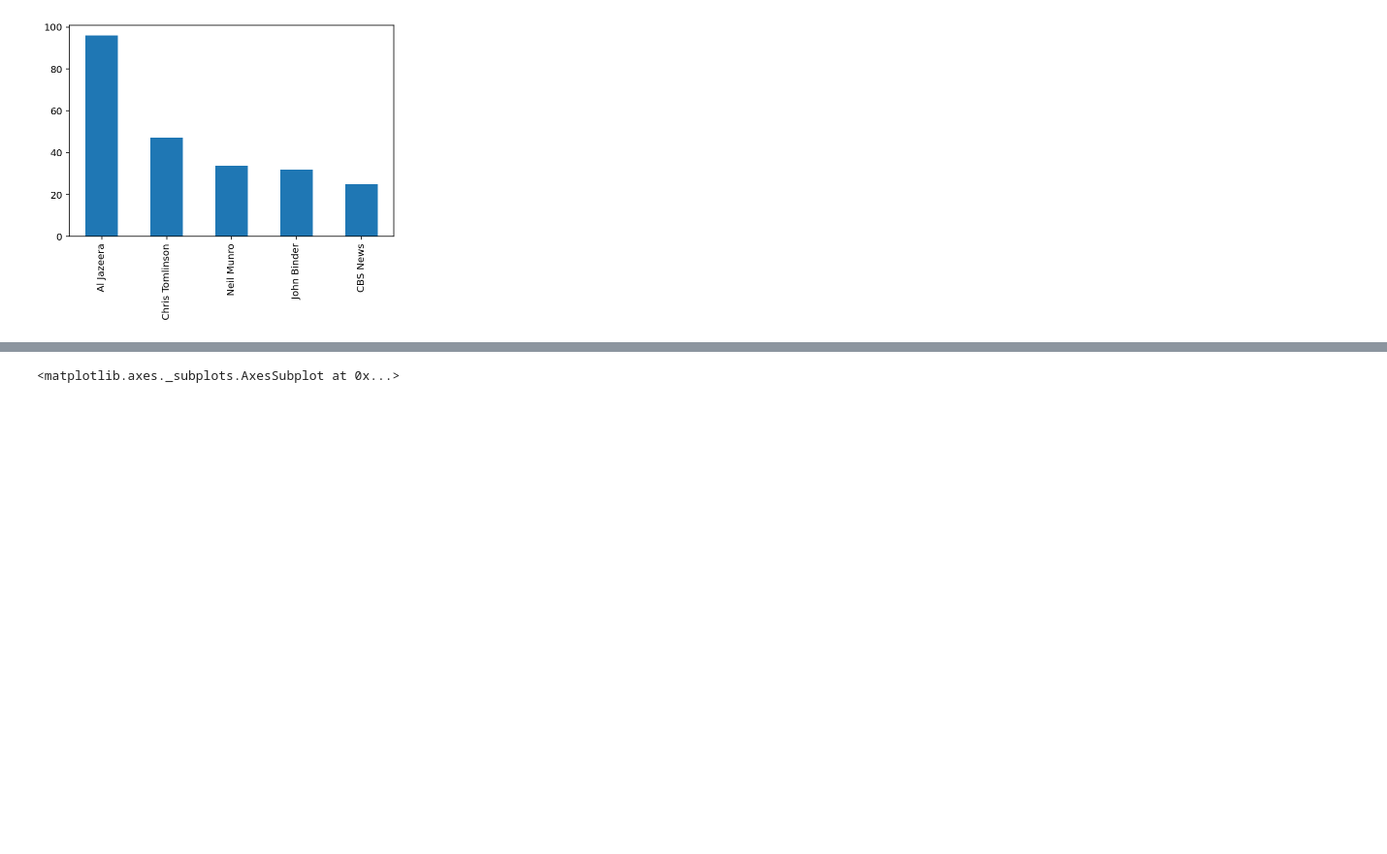
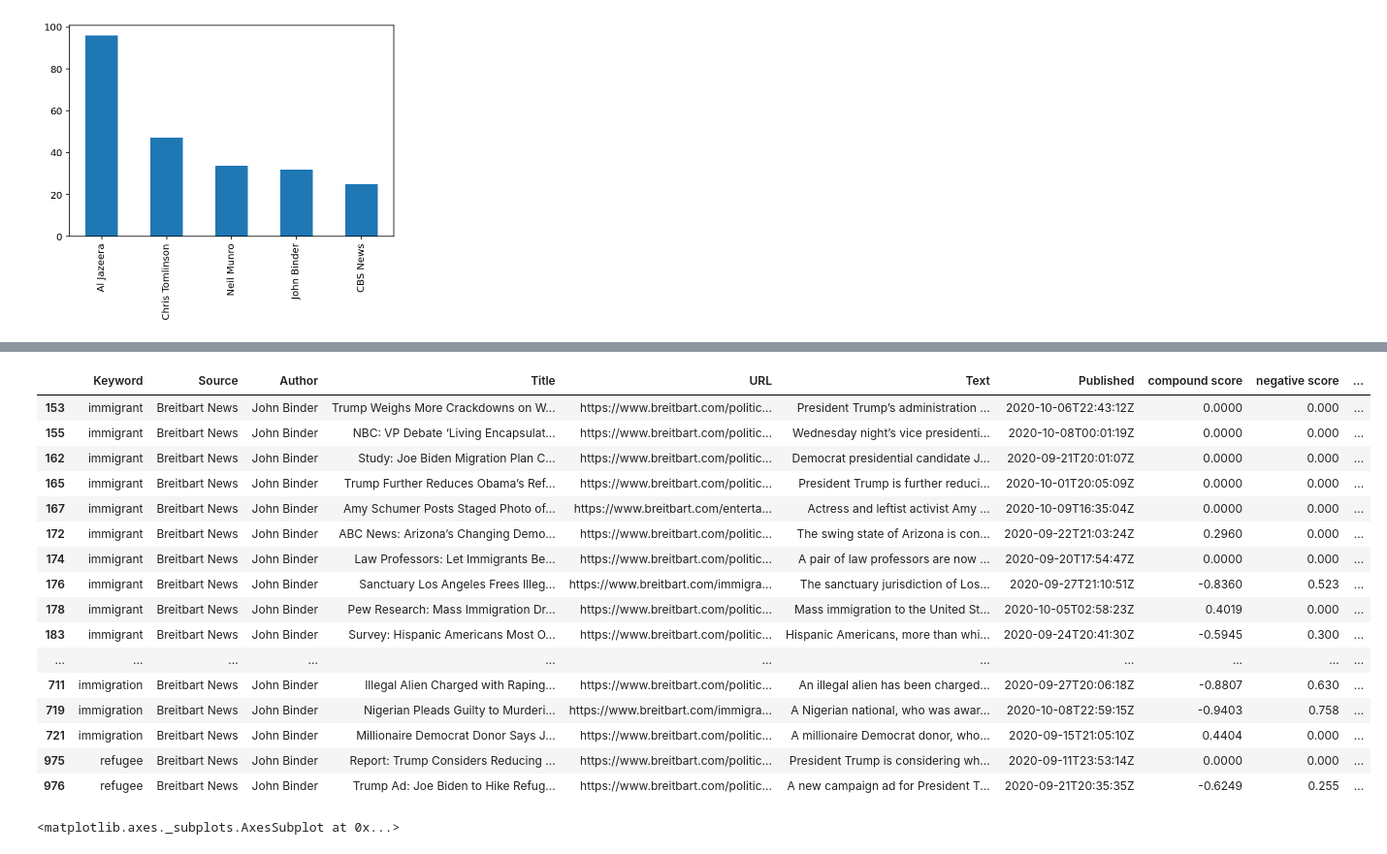
Before and after one commit to James-Ashley/sentiment_analysis, a Jupyter notebook: data_analysis/data_analysis_SAW.ipynb, the cells around one changed output, grey strips where cells are left out. Shown at 97% size. Cells and saved outputs as stored; diff of their text form; code cells hidden in the pictures; blank space fills up the shorter version.

```diff
--- a/data_analysis/data_analysis_SAW.ipynb
+++ b/data_analysis/data_analysis_SAW.ipynb
@@ -116,3 +145,23 @@ df.loc[df['Author']=='Chris Tomlinson']
+# %%
+df.loc[df['Author']=='John Binder']
+# %% [output]
+|  | Keyword | Source | Author | Title | URL | Text | Published | compound score | negative score | ... |
+| 153 | immigrant | Breitbart News | John Binder | Trump Weighs More Crackdowns on W... | https://www.breitbart.com/politic... | President Trump’s administration ... | 2020-10-06T22:43:12Z | 0.0000 | 0.000 | ... |
+| 155 | immigrant | Breitbart News | John Binder | NBC: VP Debate ‘Living Encapsulat... | https://www.breitbart.com/politic... | Wednesday night’s vice presidenti... | 2020-10-08T00:01:19Z | 0.0000 | 0.000 | ... |
+| 162 | immigrant | Breitbart News | John Binder | Study: Joe Biden Migration Plan C... | https://www.breitbart.com/politic... | Democrat presidential candidate J... | 2020-09-21T20:01:07Z | 0.0000 | 0.000 | ... |
+| 165 | immigrant | Breitbart News | John Binder | Trump Further Reduces Obama’s Ref... | https://www.breitbart.com/politic... | President Trump is further reduci... | 2020-10-01T20:05:09Z | 0.0000 | 0.000 | ... |
+| 167 | immigrant | Breitbart News | John Binder | Amy Schumer Posts Staged Photo of... | https://www.breitbart.com/enterta... | Actress and leftist activist Amy ... | 2020-10-09T16:35:04Z | 0.0000 | 0.000 | ... |
+| 172 | immigrant | Breitbart News | John Binder | ABC News: Arizona’s Changing Demo... | https://www.breitbart.com/politic... | The swing state of Arizona is con... | 2020-09-22T21:03:24Z | 0.2960 | 0.000 | ... |
+| 174 | immigrant | Breitbart News | John Binder | Law Professors: Let Immigrants Be... | https://www.breitbart.com/politic... | A pair of law professors are now ... | 2020-09-20T17:54:47Z | 0.0000 | 0.000 | ... |
+| 176 | immigrant | Breitbart News | John Binder | Sanctuary Los Angeles Frees Illeg... | https://www.breitbart.com/immigra... | The sanctuary jurisdiction of Los... | 2020-09-27T21:10:51Z | -0.8360 | 0.523 | ... |
+| 178 | immigrant | Breitbart News | John Binder | Pew Research: Mass Immigration Dr... | https://www.breitbart.com/politic... | Mass immigration to the United St... | 2020-10-05T02:58:23Z | 0.4019 | 0.000 | ... |
+| 183 | immigrant | Breitbart News | John Binder | Survey: Hispanic Americans Most O... | https://www.breitbart.com/politic... | Hispanic Americans, more than whi... | 2020-09-24T20:41:30Z | -0.5945 | 0.300 | ... |
+| ... | ... | ... | ... | ... | ... | ... | ... | ... | ... | ... |
+| 711 | immigration | Breitbart News | John Binder | Illegal Alien Charged with Raping... | https://www.breitbart.com/politic... | An illegal alien has been charged... | 2020-09-27T20:06:18Z | -0.8807 | 0.630 | ... |
+| 719 | immigration | Breitbart News | John Binder | Nigerian Pleads Guilty to Murderi... | https://www.breitbart.com/immigra... | A Nigerian national, who was awar... | 2020-10-08T22:59:15Z | -0.9403 | 0.758 | ... |
+| 721 | immigration | Breitbart News | John Binder | Millionaire Democrat Donor Says J... | https://www.breitbart.com/politic... | A millionaire Democrat donor, who... | 2020-09-15T21:05:10Z | 0.4404 | 0.000 | ... |
+| 975 | refugee | Breitbart News | John Binder | Report: Trump Considers Reducing ... | https://www.breitbart.com/politic... | President Trump is considering wh... | 2020-09-11T23:53:14Z | 0.0000 | 0.000 | ... |
+| 976 | refugee | Breitbart News | John Binder | Trump Ad: Joe Biden to Hike Refug... | https://www.breitbart.com/politic... | A new campaign ad for President T... | 2020-09-21T20:35:35Z | -0.6249 | 0.255 | ... |
 # %%
 plt.style.use('fivethirtyeight')
 df['Source'].value_counts().plot.bar()
```
Also changed, not shown: parts of 8 cells of this notebook.
